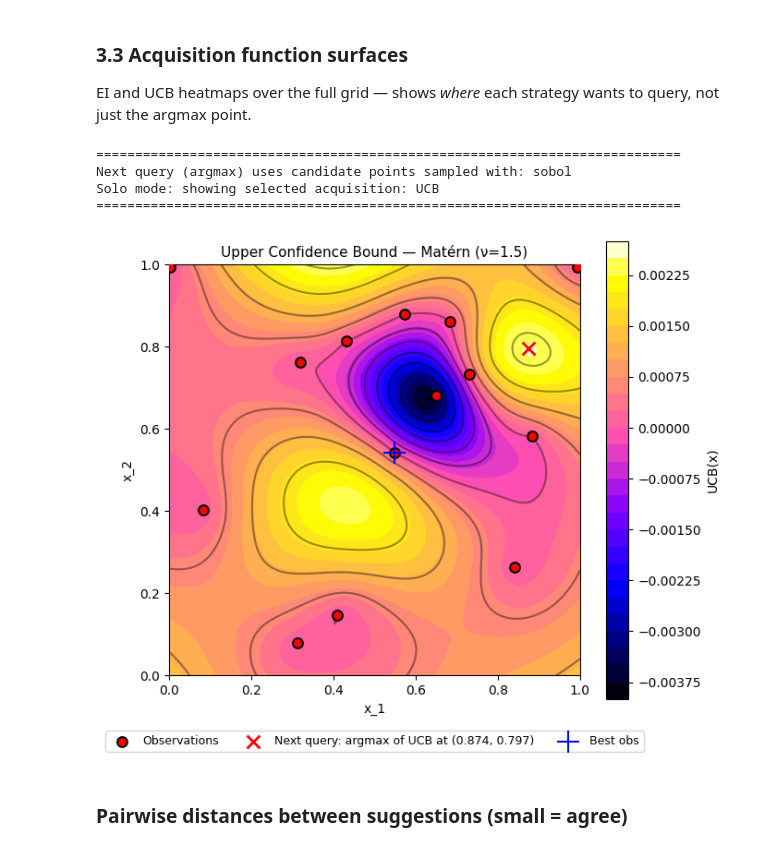
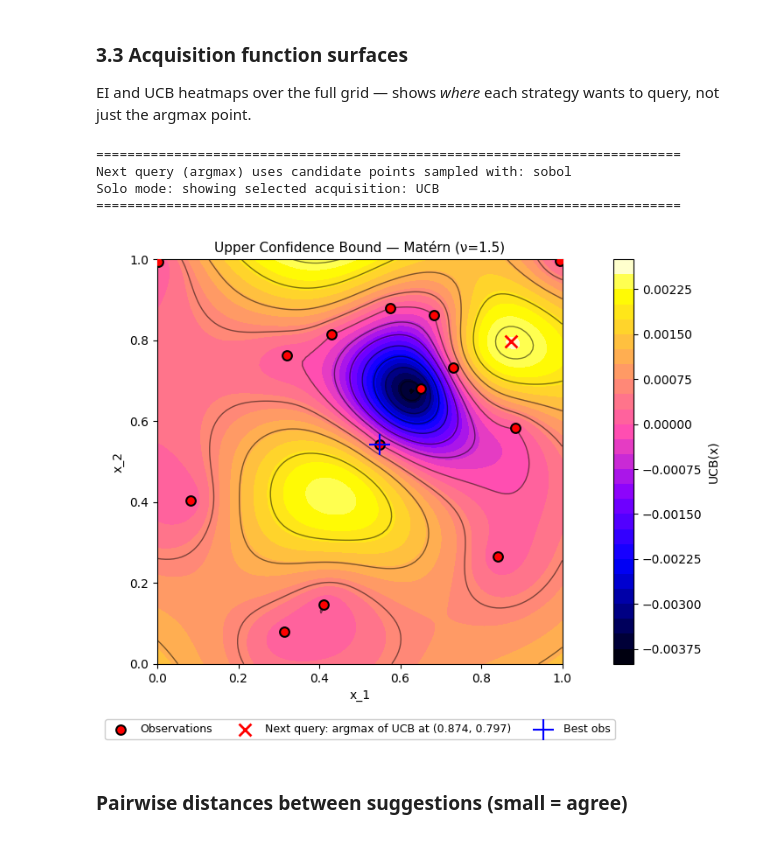
Before and after one commit to karefyllidis/black-box-optimization, a Jupyter notebook: notebooks/function_1_Radiation-Detection.ipynb, the cells around one changed output. Drawn from its saved outputs; the diff is of its cells as text; code cells hidden in the pictures.

```diff
--- a/notebooks/function_1_Radiation-Detection.ipynb
+++ b/notebooks/function_1_Radiation-Detection.ipynb
@@ -42,6 +42,19 @@ IF_SHOW_PLOT      = True   # call plt.show() after each figure
 IF_EXPORT_PLOT    = False  # save figures to PLOT_EXPORT_DIR
 IF_EXPORT_QUERIES = True   # write next_x to data/submissions/
 IF_APPEND_DATA    = False  # append new observation to observations.csv
+
+# ==== Plot style options (line widths, legend, contours) ====
+CONTOURF_LEVELS     = 30    # number of filled contour levels (contourf)
+CONTOUR_LINE_LEVELS = 11    # number of contour line levels (contour overlay)
+CONTOUR_LINEWIDTH   = 1.0   # linewidth for contour() overlay
+CONTOUR_LINESTYLE   = "-"   # linestyle: "-" | "--" | ":"
+CONTOUR_ALPHA       = 0.5   # alpha for contour lines
+SCATTER_EDGE_LW     = 1.5   # scatter marker edge linewidth
+LEGEND_FONTSIZE     = 9
+LEGEND_LOC          = "upper right"   # "lower right" | "lower center" | etc.
+LEGEND_FRAMEALPHA   = 0.95
+LEGEND_NCOL         = 7     # columns for shared legend (Section 5)
+
 print('Control flags set')
 # %% [output]
 Control flags set
@@ -152,6 +165,9 @@ x2g = np.linspace(0, 1, n_grid)
 X1g, X2g = np.meshgrid(x1g, x2g)
 grid_pts = np.column_stack([X1g.ravel(), X2g.ravel()])
 candidate_pts = sample_candidates(n_cand, 2, method=CANDIDATE_SAMPLING_METHOD, seed=42)
+# High-dist fallback: candidate farthest from any obs (for proximity check in §4)
+min_dist_cand = np.min(np.sqrt(((candidate_pts[:, None, :] - X[None, :, :]) ** 2).sum(axis=2)), axis=1)
+next_x_high_dist = np.clip(np.asarray(candidate_pts[np.argmax(min_dist_cand)]).ravel(), 0.0, 0.999999)
 dist_gx = np.sqrt(((grid_pts[:, None, :] - X[None, :, :]) ** 2).sum(axis=2)) + 1e-12
 w = 1.0 / (dist_gx ** 2)
 Y_grid = ((w * y[None, :]).sum(axis=1) / w.sum(axis=1)).reshape(X1g.shape)
@@ -164,15 +180,15 @@ Y_grid = ((w * y[None, :]).sum(axis=1) / w.sum(axis=1)).reshape(X1g.shape)
 fig, (ax1, ax2) = plt.subplots(1, 2, figsize=(12, 5))
 
 # --- left plot
-sc = ax1.scatter(X[:, 0], X[:, 1], s=50, c='red', edgecolors="k", linewidths=2.0, label='Observations')
+sc = ax1.scatter(X[:, 0], X[:, 1], s=50, c='red', edgecolors="k", linewidths=SCATTER_EDGE_LW, label='Observations')
 for i in range(len(y)):
     ax1.text(X[i, 0] + 0.02, X[i, 1] + 0.02, str(i + 1), fontsize=12, zorder=10)
 ax1.set_xlabel("x_1"); ax1.set_ylabel("x_2")
 ax1.set_title("Function 1: observations"); ax1.set_aspect("equal")
-ax1.legend(loc='lower right', fontsize=10, bbox_to_anchor=(1.0,-0.25), borderaxespad=0.5, frameon=True)
+ax1.legend(loc=LEGEND_LOC, fontsize=LEGEND_FONTSIZE, bbox_to_anchor=(1.0,-0.25), borderaxespad=0.5, frameon=True, framealpha=LEGEND_FRAMEALPHA)
 
 # --- right plot (filled contours + contour lines) ---
-cf = ax2.contourf(X1g, X2g, Y_grid, levels=30, cmap="magma")
+cf = ax2.contourf(X1g, X2g, Y_grid, levels=CONTOURF_LEVELS, cmap="magma")
 #ax2.contour(X1g, X2g, Y_grid, levels=30, colors="black", linewidths=1, linestyles="--")
 plt.colorbar(cf, ax=ax2).set_label("y", fontsize=10)
 ax2.scatter(X[:, 0], X[:, 1], c='red', s=50, edgecolors="k", linewidths=2.0, zorder=2, label='Observations')
@@ -540,50 +556,51 @@ if USE_ENSEMBLE:
         (ax2, PI_surf,  x_best_PI,  "PI(x)",  "Probability of Improvement"),
         (ax3, UCB_surf, x_best_UCB, "UCB(x)", "Upper Confidence Bound"),
     ]:
-        cf = ax.contourf(X1g, X2g, surf, levels=30, cmap="gnuplot2")
-        ax.contour(X1g, X2g, surf, levels=10, colors="k", linewidths=0.3, alpha=0.4)
+        cf = ax.contourf(X1g, X2g, surf, levels=CONTOURF_LEVELS, cmap="gnuplot2")
+        ax.contour(X1g, X2g, surf, levels=CONTOUR_LINE_LEVELS, colors="k", linewidths=CONTOUR_LINEWIDTH, alpha=CONTOUR_ALPHA)
         fig.colorbar(cf, ax=ax).set_label(label, fontsize=10)
         ax.scatter(X[:, 0], X[:, 1], c="white", s=60, edgecolors="r", zorder=5, label="Observations", linewidths=1.5)
         ax.scatter(*x_argmax, s=200, marker="x", c="red", zorder=10, label="argmax", linewidths=2)
+        ax.scatter(*best_x_so_far, s=300, marker="+", c="blue", linewidths=1.5, zorder=8, label="Best obs")
         ax.set_xlabel("x_1", fontsize=10); ax.set_ylabel("x_2", fontsize=10)
         ax.set_title(f"{title} — {best_name}", fontsize=11)
-        ax.legend(fontsize=9, loc="lower right", framealpha=0.95, bbox_to_anchor=(1, -0.25), ncol=2, borderaxespad=0.1)
+        ax.legend(fontsize=LEGEND_FONTSIZE, loc=LEGEND_LOC, framealpha=LEGEND_FRAMEALPHA, bbox_to_anchor=(1, -0.25), ncol=2, borderaxespad=0.1)
     fig.suptitle("Acquisition surfaces (ensemble mode)", fontsize=12)
 else:
     _acq_display = {
         "EI":  (EI_surf,  x_best_EI,  "EI(x)",  "Expected Improvement"),
         "PI":  (PI_surf,  x_best_PI,  "PI(x)",  "Probability of Improvement"),
         "UCB": (UCB_surf, x_best_UCB, "UCB(x)", "Upper Confidence Bound"),
     }
     surf, x_argmax, cbar_label, title_name = _acq_display.get(SOLO_STRATEGY, _acq_display["EI"])
-    fig, ax = plt.subplots(1, 1, figsize=(7, 6))
-    cf = ax.contourf(X1g, X2g, surf, levels=30, cmap="gnuplot2")
-    ax.contour(X1g, X2g, surf, levels=10, colors="k", linewidths=1.5, alpha=0.4, linestyles="-")
+    fig, ax = plt.subplots(1, 1, figsize=(12, 6))
+    cf = ax.contourf(X1g, X2g, surf, levels=CONTOURF_LEVELS, cmap="gnuplot2")
+    ax.contour(X1g, X2g, surf, levels=CONTOUR_LINE_LEVELS, colors="k", linewidths=CONTOUR_LINEWIDTH, alpha=CONTOUR_ALPHA, linestyles=CONTOUR_LINESTYLE)
     fig.colorbar(cf, ax=ax).set_label(cbar_label, fontsize=10)
     ax.scatter(X[:, 0], X[:, 1], c="r", s=60, edgecolors="k", zorder=5, label="Observations", linewidths=1.5)
     ax.scatter(*x_argmax, s=100, marker="x", c="red", zorder=10, label=f"Next query: argmax of {SOLO_STRATEGY} at ({x_argmax[0]:.3f}, {x_argmax[1]:.3f})", linewidths=2)
     ax.set_xlabel("x_1", fontsize=10); ax.set_ylabel("x_2", fontsize=10)
     ax.scatter(*best_x_so_far, s=300, marker="+", c="blue", linewidths=1.5, zorder=8, label="Best obs")
     ax.set_title(f"{title_name} — {best_name}", fontsize=11)
-    ax.legend(fontsize=9, loc="lower center", bbox_to_anchor=(0.5, -0.2), ncol=3)
+    ax.legend(fontsize=LEGEND_FONTSIZE, loc='lower center', framealpha=LEGEND_FRAMEALPHA, bbox_to_anchor=(0.5, -0.2), ncol=3)
     ax.set_aspect("equal")
 
 fig.tight_layout()
 if IF_EXPORT_PLOT:
     out_dir = PLOT_EXPORT_DIR
     assert_not_under_initial_data(out_dir, project_root=repo_root)
     out_dir.mkdir(parents=True, exist_ok=True)
     fname = "function_1_acquisition_ensemble.png" if USE_ENSEMBLE else "function_1_acquisition_surface.png"
     fig.savefig(out_dir / fname, dpi=150, bbox_inches="tight")
     print("Saved acquisition surface plot")
 if IF_SHOW_PLOT:
     plt.show()
 # %% [output]
 ===========================================================================
 Next query (argmax) uses candidate points sampled with: sobol
 Solo mode: showing selected acquisition: UCB
 ===========================================================================
-[figure, old version]
+[figure, new version]
 # %%
 # Warn if posterior uncertainty is near zero (EI/PI collapse to near-zero suggestions)
 sigma_max = max(np.nanmax(sigma_gp_RBF), np.nanmax(sigma_gp_Matern))
```
Also changed, not shown: parts of 3 cells of this notebook, 1 other file.
